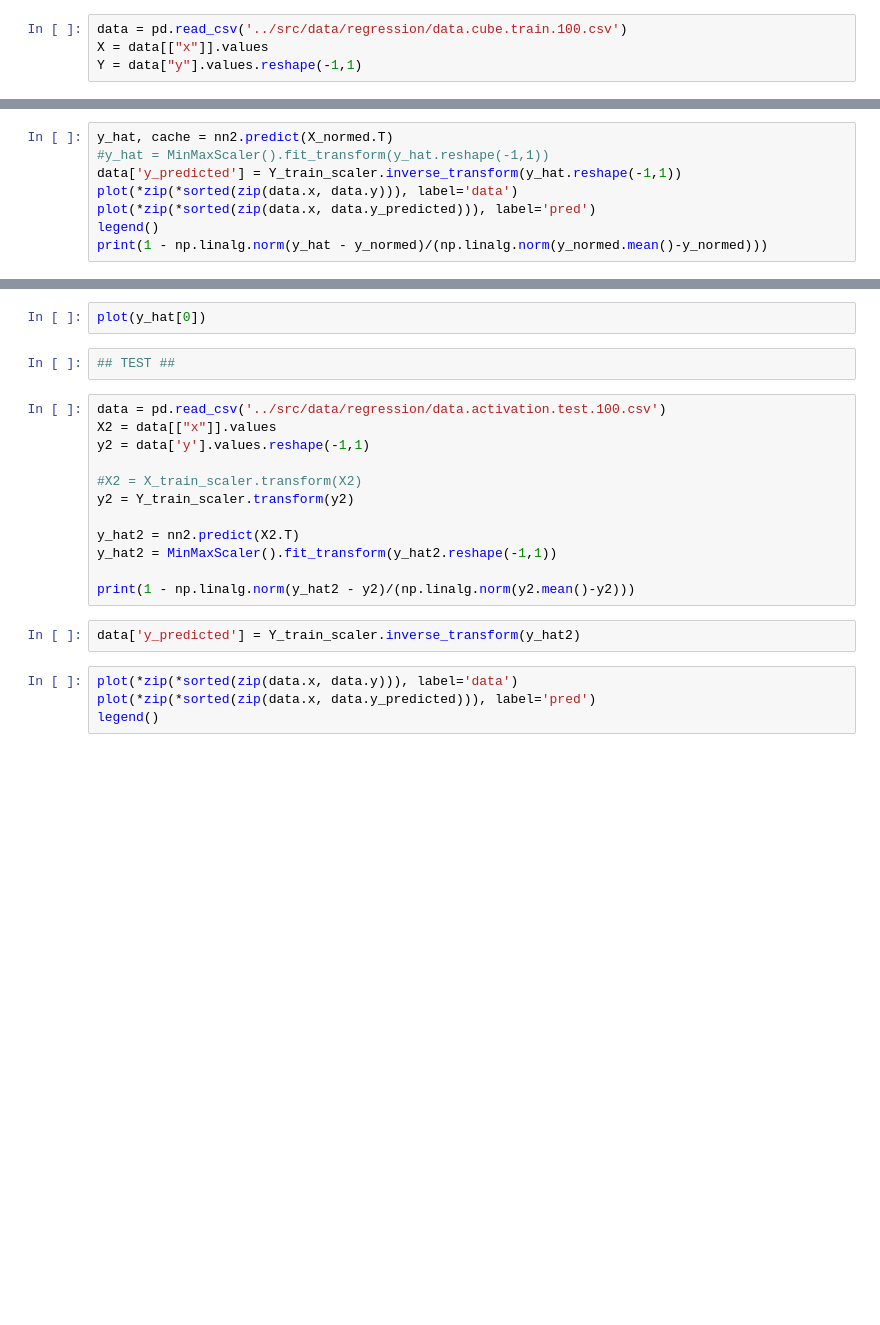
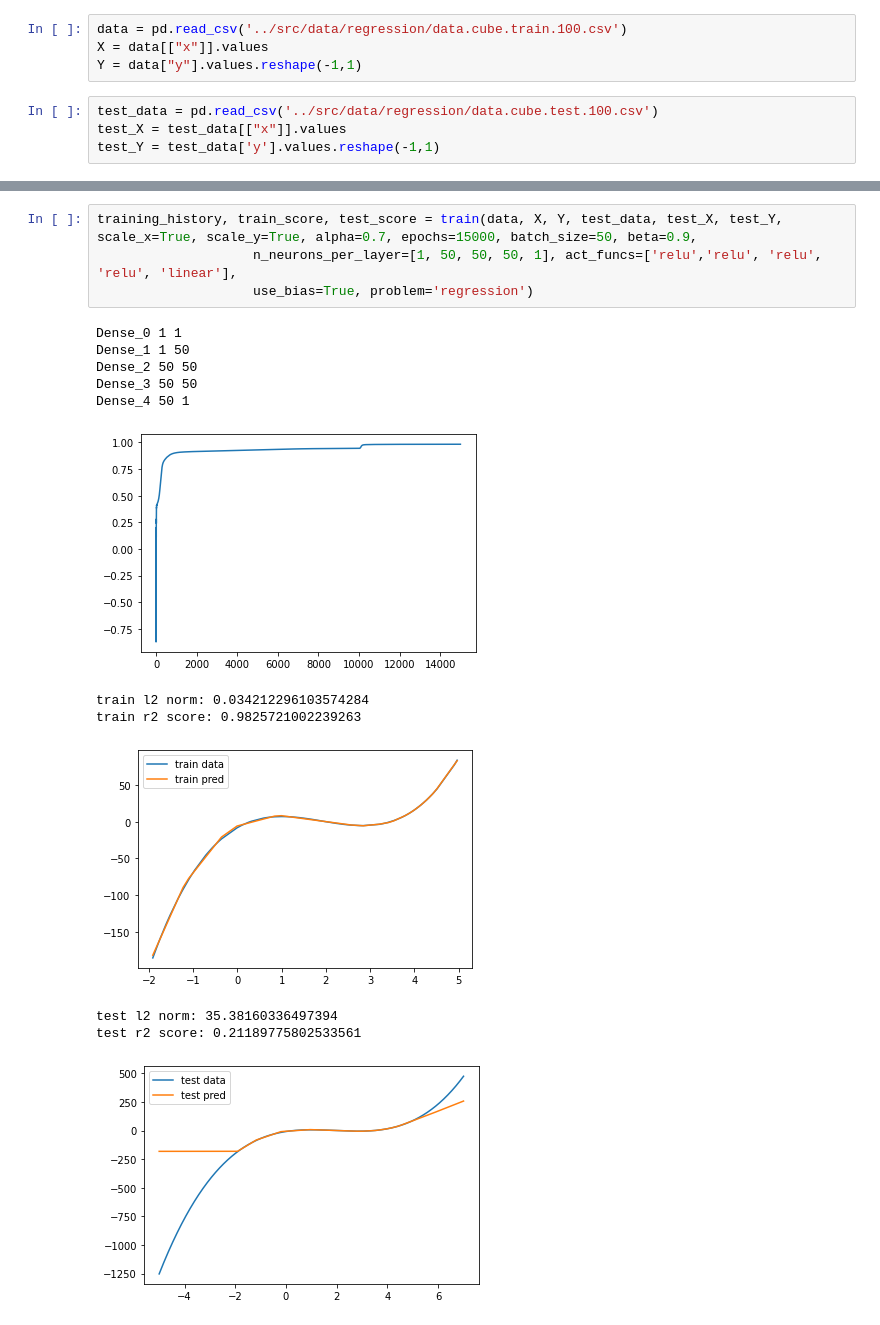
Before and after one commit to MichalBortkiewicz/mlp-neural-network, a Jupyter notebook: notebooks/regression_test.ipynb, the cells around one changed output, grey strips where cells are left out. Drawn from its saved outputs; the diff is of its cells as text; blank space fills up the shorter version.

```diff
--- a/notebooks/regression_test.ipynb
+++ b/notebooks/regression_test.ipynb
@@ -15,4 +13,8 @@ from matplotlib.pyplot import plot, legend
 data = pd.read_csv('../src/data/regression/data.cube.train.100.csv')
 X = data[["x"]].values
 Y = data["y"].values.reshape(-1,1)
+# %%
+test_data = pd.read_csv('../src/data/regression/data.cube.test.100.csv')
+test_X = test_data[["x"]].values
+test_Y = test_data['y'].values.reshape(-1,1)
 # %%
@@ -78,8 +87,0 @@ history[-1]
-# %%
-y_hat, cache = nn2.predict(X_normed.T)
-#y_hat = MinMaxScaler().fit_transform(y_hat.reshape(-1,1))
-data['y_predicted'] = Y_train_scaler.inverse_transform(y_hat.reshape(-1,1))
-plot(*zip(*sorted(zip(data.x, data.y))), label='data')
-plot(*zip(*sorted(zip(data.x, data.y_predicted))), label='pred')
-legend()
-print(1 - np.linalg.norm(y_hat - y_normed)/(np.linalg.norm(y_normed.mean()-y_normed)))
@@ -88,22 +88,17 @@ plot(y_normed)
-# %%
-plot(y_hat[0])
-# %%
-## TEST ##
-# %%
-data = pd.read_csv('../src/data/regression/data.activation.test.100.csv')
-X2 = data[["x"]].values
-y2 = data['y'].values.reshape(-1,1)
-
-#X2 = X_train_scaler.transform(X2)
-y2 = Y_train_scaler.transform(y2)
-
-y_hat2 = nn2.predict(X2.T)
-y_hat2 = MinMaxScaler().fit_transform(y_hat2.reshape(-1,1))
-
-print(1 - np.linalg.norm(y_hat2 - y2)/(np.linalg.norm(y2.mean()-y2)))
-# %%
-data['y_predicted'] = Y_train_scaler.inverse_transform(y_hat2)
-# %%
-plot(*zip(*sorted(zip(data.x, data.y))), label='data')
-plot(*zip(*sorted(zip(data.x, data.y_predicted))), label='pred')
-legend()
+# %%
+training_history, train_score, test_score = train(data, X, Y, test_data, test_X, test_Y, scale_x=True, scale_y=True, alpha=0.7, epochs=15000, batch_size=50, beta=0.9,
+                    n_neurons_per_layer=[1, 50, 50, 50, 1], act_funcs=['relu','relu', 'relu', 'relu', 'linear'],
+                    use_bias=True, problem='regression')
+# %% [output]
+Dense_0 1 1
+Dense_1 1 50
+Dense_2 50 50
+Dense_3 50 50
+Dense_4 50 1
+[figure, added]
+train l2 norm: 0.034212296103574284
+train r2 score: 0.9825721002239263
+[figure, added]
+test l2 norm: 35.38160336497394
+test r2 score: 0.21189775802533561
+[figure, added]
```
Also changed, not shown: parts of 20 cells of this notebook, 4 other files.
